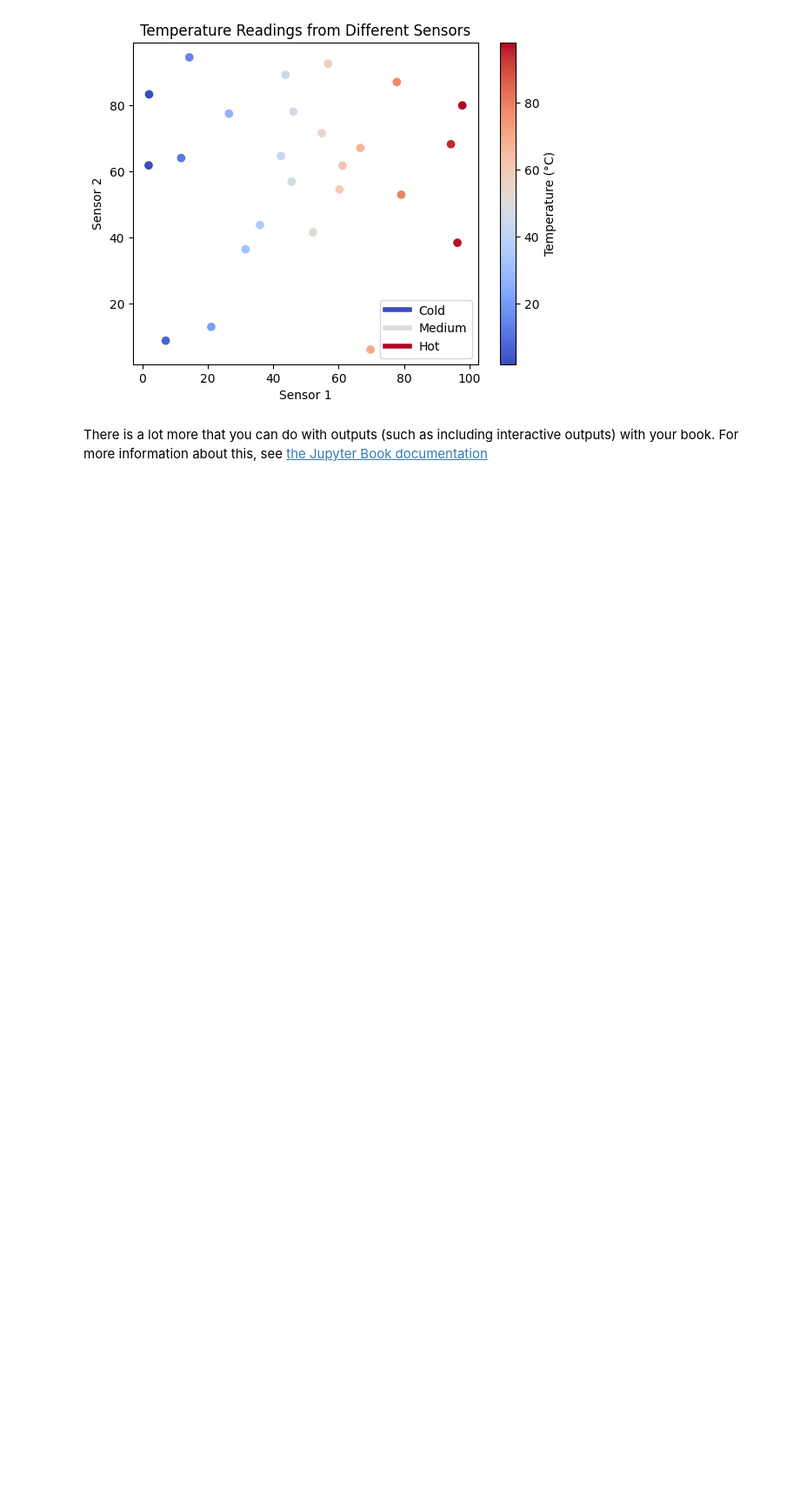
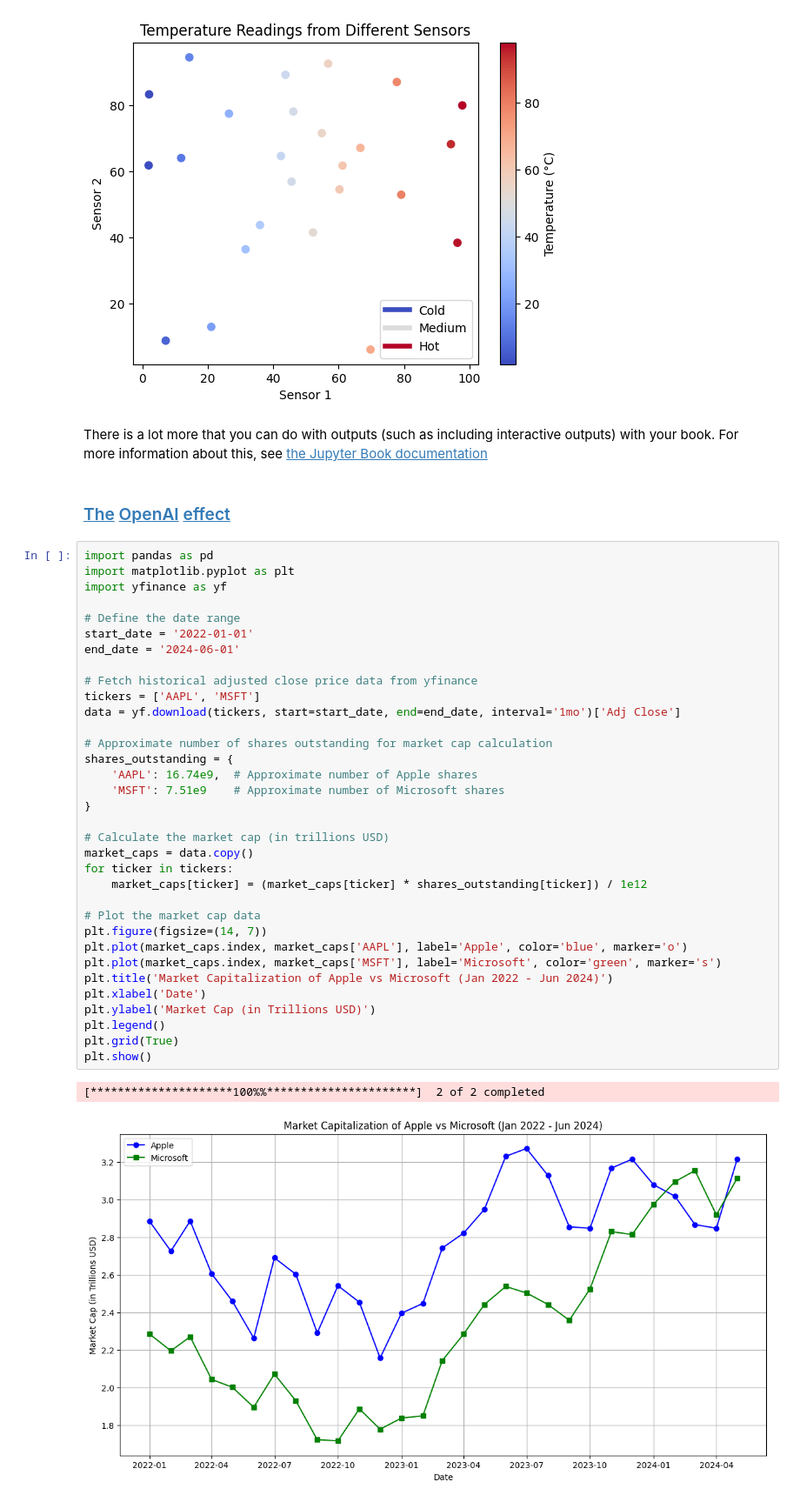
Before and after one commit to abikesa/python, a Jupyter notebook: notebooks.ipynb, the cells around one changed output. Shown at 87% size. Saved outputs shown, nothing was run; the diff lists cells and outputs as text; blank space fills up the shorter version.

Commit message:
openAI effects on microsoft, oracle, google, apple, etc

```diff
--- a/notebooks.ipynb
+++ b/notebooks.ipynb
@@ -102,3 +103,42 @@ plt.show()
 # %% [markdown]
 There is a lot more that you can do with outputs (such as including interactive outputs)
 with your book. For more information about this, see [the Jupyter Book documentation](https://jupyterbook.org)
+# %% [markdown]
+### [The](https://www.investopedia.com/oracle-q4-fy-2024-earnings-8661799) [OpenAI](https://qz.com/microsoft-give-ai-effort-openai-might-help-google-okta-1851529579) [effect](https://www.businessinsider.com/openai-apple-deal-microsoft-benefits-chatgpt-sam-altman-satya-nadella-2024-6)
+# %%
+import pandas as pd
+import matplotlib.pyplot as plt
+import yfinance as yf
+
+# Define the date range
+start_date = '2022-01-01'
+end_date = '2024-06-01'
+
+# Fetch historical adjusted close price data from yfinance
+tickers = ['AAPL', 'MSFT']
+data = yf.download(tickers, start=start_date, end=end_date, interval='1mo')['Adj Close']
+
+# Approximate number of shares outstanding for market cap calculation
+shares_outstanding = {
+    'AAPL': 16.74e9,  # Approximate number of Apple shares
+    'MSFT': 7.51e9    # Approximate number of Microsoft shares
+}
+
+# Calculate the market cap (in trillions USD)
+market_caps = data.copy()
+for ticker in tickers:
+    market_caps[ticker] = (market_caps[ticker] * shares_outstanding[ticker]) / 1e12
+
+# Plot the market cap data
+plt.figure(figsize=(14, 7))
+plt.plot(market_caps.index, market_caps['AAPL'], label='Apple', color='blue', marker='o')
+plt.plot(market_caps.index, market_caps['MSFT'], label='Microsoft', color='green', marker='s')
+plt.title('Market Capitalization of Apple vs Microsoft (Jan 2022 - Jun 2024)')
+plt.xlabel('Date')
+plt.ylabel('Market Cap (in Trillions USD)')
+plt.legend()
+plt.grid(True)
+plt.show()
+# %% [output]
+[*********************100%%**********************]  2 of 2 completed
+[figure, added]
```
Also changed, not shown: parts of 2 cells of this notebook, 15 other files.
